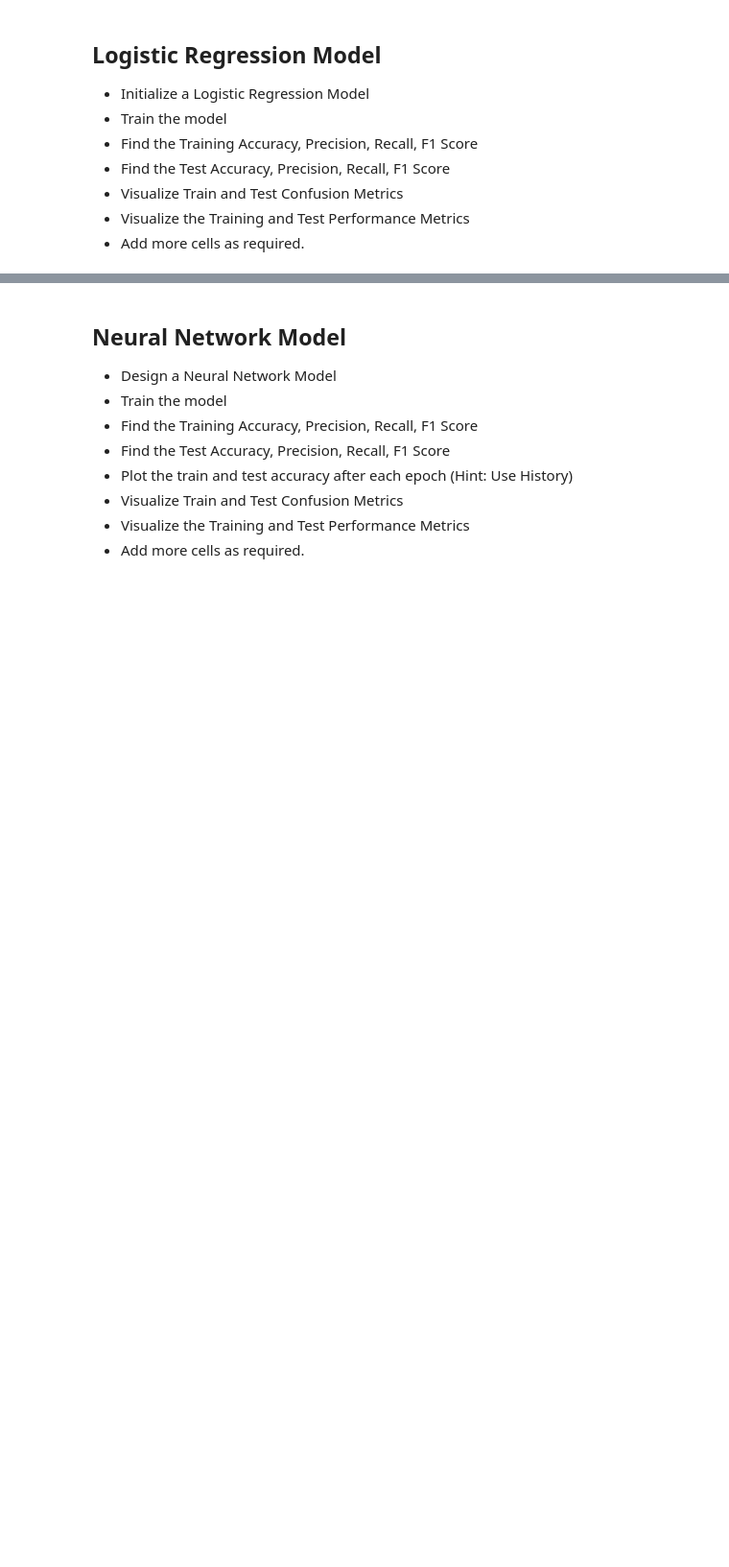
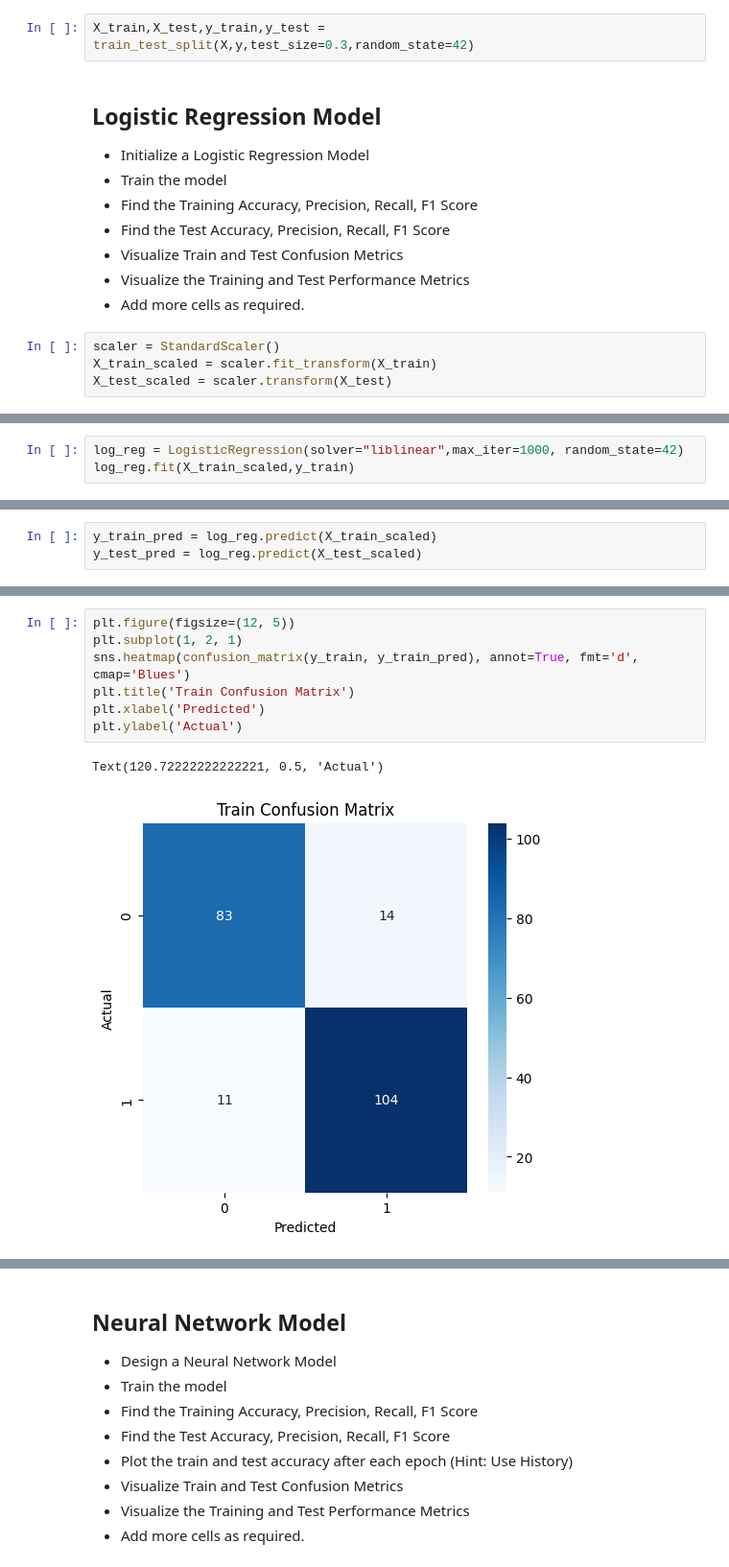
Before and after one commit to saverin0/heart-disease-task, a Jupyter notebook: Binary_Classification_Assignment.ipynb, the cells around one changed output, grey strips where cells are left out. Shown: that part at 96% size. Drawn from its saved outputs; the diff is of its cells as text; blank space fills up the shorter version.

```diff
--- a/Binary_Classification_Assignment.ipynb
+++ b/Binary_Classification_Assignment.ipynb
@@ -283,3 +154,5 @@ df_encoded.head()
+# %%
+X_train,X_test,y_train,y_test = train_test_split(X,y,test_size=0.3,random_state=42)
 # %% [markdown]
 ## Logistic Regression Model
 
@@ -290,3 +163,7 @@ df_encoded.head()
 - Visualize Train and Test Confusion Metrics
 - Visualize the Training and Test Performance Metrics
 - Add more cells as required.
+# %%
+scaler = StandardScaler()
+X_train_scaled = scaler.fit_transform(X_train)
+X_test_scaled = scaler.transform(X_test)
@@ -292,0 +174,3 @@ df_encoded.head()
+# %%
+log_reg = LogisticRegression(solver="liblinear",max_iter=1000, random_state=42)
+log_reg.fit(X_train_scaled,y_train)
@@ -292,0 +179,3 @@ df_encoded.head()
+# %%
+y_train_pred = log_reg.predict(X_train_scaled)
+y_test_pred = log_reg.predict(X_test_scaled)
@@ -292,0 +203,10 @@ df_encoded.head()
+# %%
+plt.figure(figsize=(12, 5))
+plt.subplot(1, 2, 1)
+sns.heatmap(confusion_matrix(y_train, y_train_pred), annot=True, fmt='d', cmap='Blues')
+plt.title('Train Confusion Matrix')
+plt.xlabel('Predicted')
+plt.ylabel('Actual')
+# %% [output]
+Text(120.72222222222221, 0.5, 'Actual')
+[figure, added]
```
Also changed, not shown: parts of 71 cells of this notebook.
